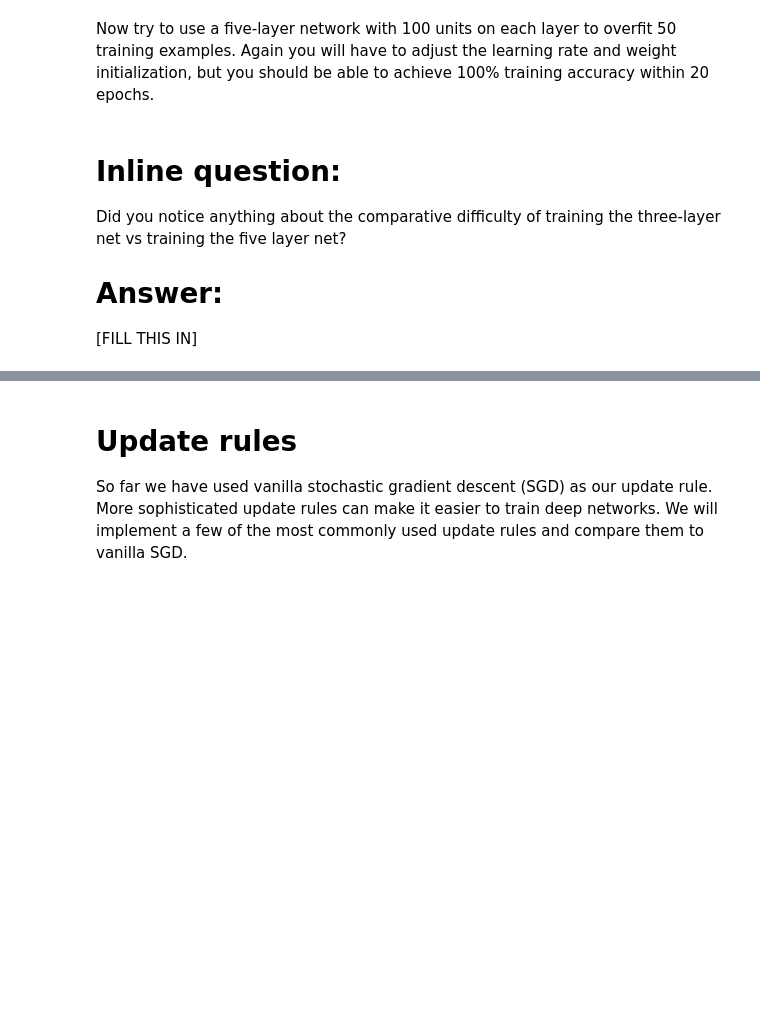
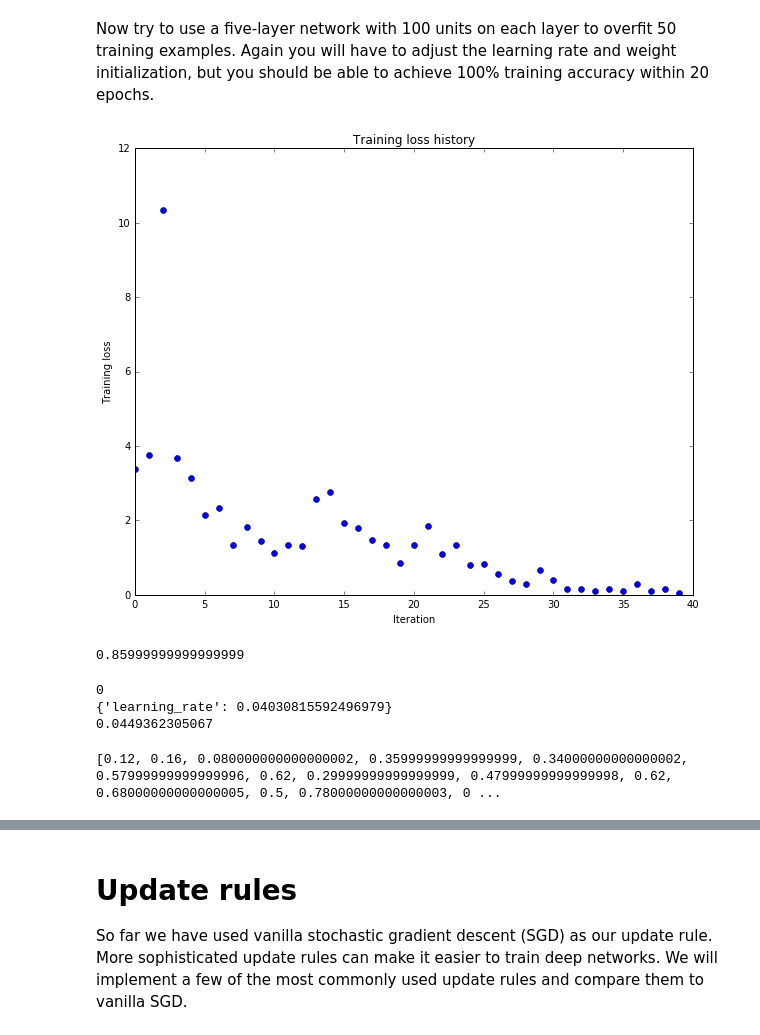
Before and after one commit to JueLin/cs231n, a Jupyter notebook: assignment2/FullyConnectedNets.ipynb, the cells around one changed output, grey strips where cells are left out. Drawn from its saved outputs; the diff is of its cells as text; code cells hidden in the pictures; blank space fills up the shorter version.

```diff
--- a/assignment2/FullyConnectedNets.ipynb
+++ b/assignment2/FullyConnectedNets.ipynb
@@ -405,35 +473,61 @@ Now try to use a five-layer network with 100 units on each layer to overfit 50 t
 # %%
 # TODO: Use a five-layer Net to overfit 50 training examples.
 
 num_train = 50
 small_data = {
   'X_train': data['X_train'][:num_train],
   'y_train': data['y_train'][:num_train],
   'X_val': data['X_val'],
   'y_val': data['y_val'],
 }
 
-learning_rate = 1e-3
-weight_scale = 1e-5
-model = FullyConnectedNet([100, 100, 100, 100],
-                weight_scale=weight_scale, dtype=np.float64)
-solver = Solver(model, small_data,
-                print_every=10, num_epochs=20, batch_size=25,
-                update_rule='sgd',
-                optim_config={
-                  'learning_rate': learning_rate,
-                }
-         )
-solver.train()
+learning_rates = [0.040308155924969787] #10**np.random.uniform(-3, -1, 5)
+regularizations = [0]
+weight_scales = [0.0449362305067] #10**np.random.uniform(-3, -1, 5)
 
-plt.plot(solver.loss_history, 'o')
+best_solver = None
+best_val_acc = -1
+
+for l in learning_rates:
+  for r in regularizations:
+    for w in weight_scales:
+
+      model = FullyConnectedNet([100, 100, 100, 100], reg=r,
+                      weight_scale=w, dtype=np.float64)
+      solver = Solver(model, small_data,
+                      print_every=10, num_epochs=20, batch_size=25,
+                      update_rule='sgd',
+                      optim_config={
+                        'learning_rate': l,
+                      },
+                      verbose=False
+               )
+      solver.train()
+
+      if solver.best_val_acc > best_val_acc:
+        best_val_acc = solver.best_val_acc
+        best_solver = solver
+
+plt.plot(best_solver.loss_history, 'o')
 plt.title('Training loss history')
 plt.xlabel('Iteration')
 plt.ylabel('Training loss')
 plt.show()
+# %% [output]
+[figure, added]
-# %% [markdown]
-# Inline question:
-Did you notice anything about the comparative difficulty of training the three-layer net vs training the five layer net?
-
-# Answer:
-[FILL THIS IN]
+# %%
+best_solver.check_accuracy(data['X_train'][:num_train], data['y_train'][:num_train])
+# %% [output]
+0.85999999999999999
+# %%
+print best_solver.model.reg
+print best_solver.optim_config
+print best_solver.model.weight_scale
+# %% [output]
+0
+{'learning_rate': 0.04030815592496979}
+0.0449362305067
+# %%
+print best_solver.train_acc_history
+# %% [output]
+[0.12, 0.16, 0.080000000000000002, 0.35999999999999999, 0.34000000000000002, 0.57999999999999996, 0.62, 0.29999999999999999, 0.47999999999999998, 0.62, 0.68000000000000005, 0.5, 0.78000000000000003, 0 ...
```
Also changed, not shown: parts of 13 cells of this notebook, 1 other file.
